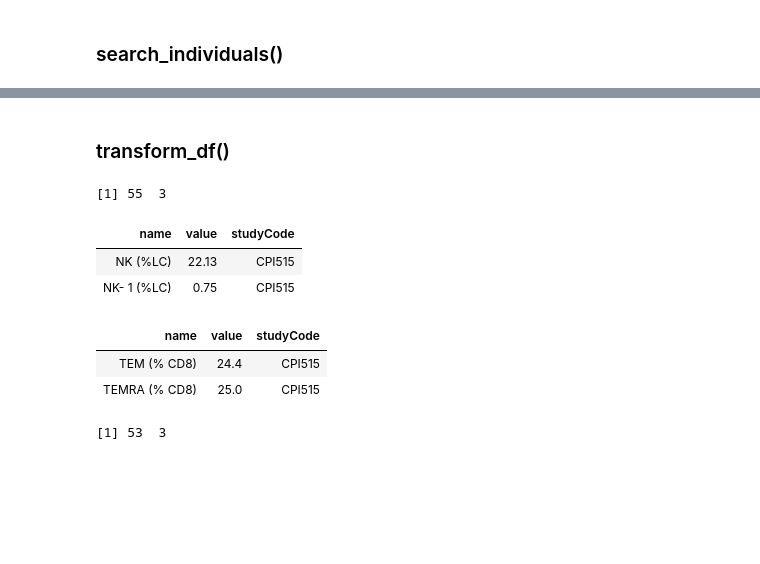
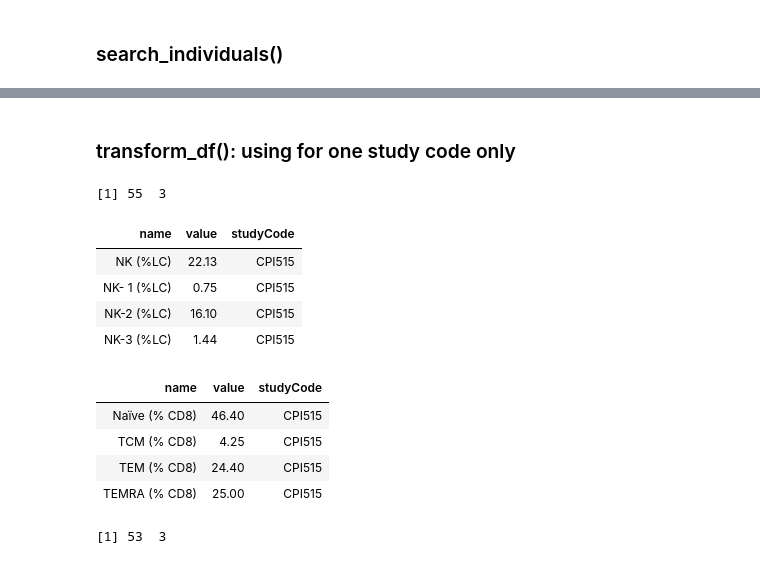
Before and after one commit to tuantla80/R-Shiny-Apps, a Jupyter notebook: R_Examples/Modules.ipynb, the cells around one changed output, grey strips where cells are left out. Saved outputs shown, nothing was run; the diff lists cells and outputs as text; code cells hidden in the pictures; blank space fills up the shorter version.

```diff
--- a/R_Examples/Modules.ipynb
+++ b/R_Examples/Modules.ipynb
@@ -743,21 +898,25 @@ dim(df_control)
 # %% [markdown]
-### transform_df()
+### transform_df(): using for one study code only
 # %%
 df <- search_individuals(db, vec=c('APO014', 'CPI203', 'CPI248', 'CPI515'))
 df_one_study_code <- df %>% filter(individualCode == 'CPI515')
 
 df_markers <- transform_df(df_one_study_code)
 dim(df_markers)
-head(df_markers, 2)
-tail(df_markers, 2)
+head(df_markers, 4)
+tail(df_markers, 4)
 # %% [output]
 [1] 55  3
 | name | value | studyCode |
 | NK (%LC) | 22.13 | CPI515 |
 | NK- 1 (%LC) | 0.75 | CPI515 |
+| NK-2 (%LC) | 16.10 | CPI515 |
+| NK-3 (%LC) | 1.44 | CPI515 |
 | name | value | studyCode |
-| TEM (% CD8) | 24.4 | CPI515 |
-| TEMRA (% CD8) | 25.0 | CPI515 |
+| Naïve (% CD8) | 46.40 | CPI515 |
+| TCM (% CD8) | 4.25 | CPI515 |
+| TEM (% CD8) | 24.40 | CPI515 |
+| TEMRA (% CD8) | 25.00 | CPI515 |
 # %%
 df_one_study_code <- df %>% filter(individualCode == 'APO014')
 
```
Also changed, not shown: parts of 28 cells of this notebook, 2 other files.
